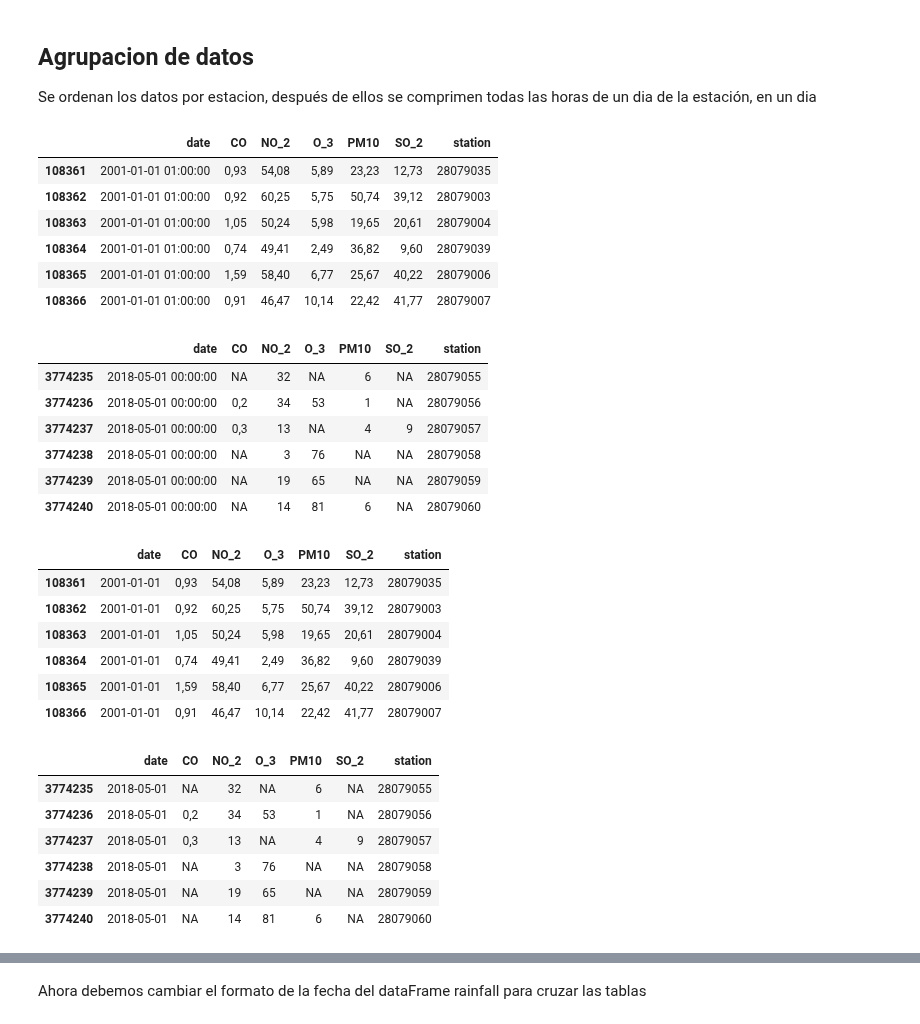
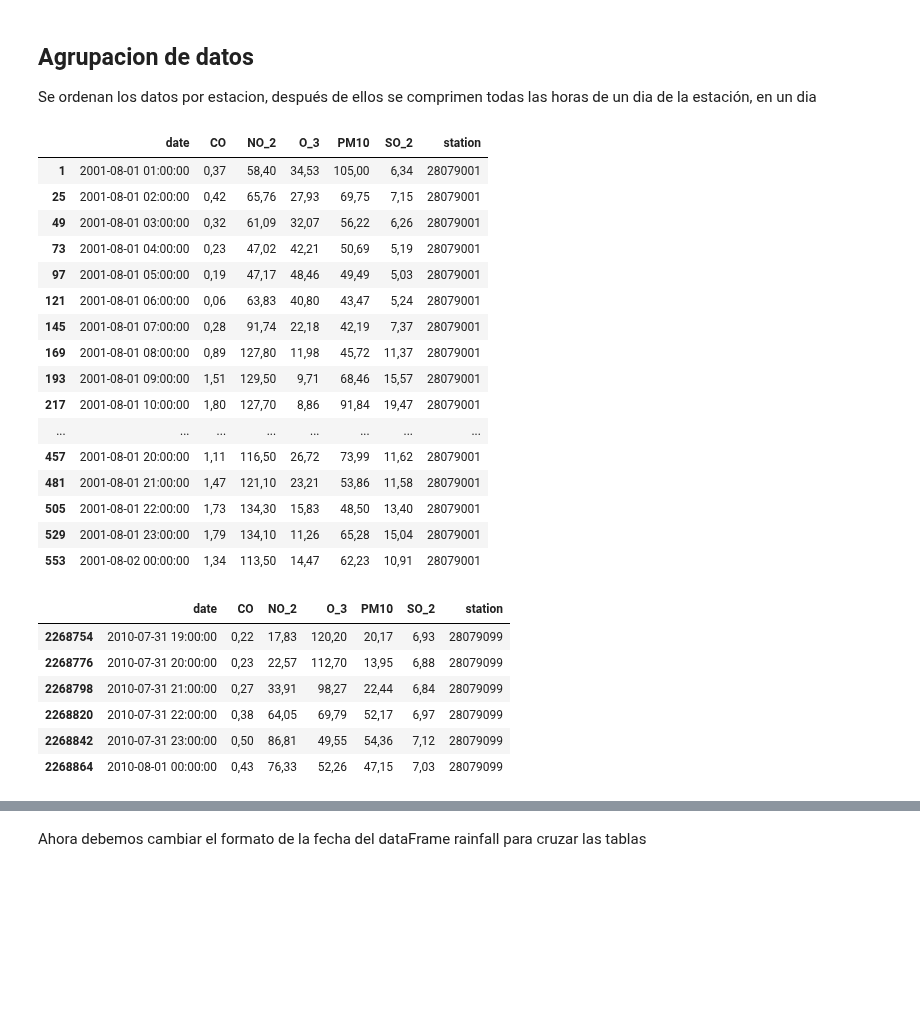
Before and after one commit to manumonforte/DataMining-BigDataParadigm, a Jupyter notebook: Estudio.ipynb, the cells around one changed output, grey strips where cells are left out. Cells and saved outputs as stored; diff of their text form; code cells hidden in the pictures; blank space fills up the shorter version.

Commit message:
removing deprecated station

```diff
--- a/Estudio.ipynb
+++ b/Estudio.ipynb
@@ -156,0 +159,6 @@ rm(data)
+# %%
+is.nan.data.frame <- function(x)
+    do.call(cbind,lapply(x,is.nan))
+datasetMadrid <- as.data.frame(datasetMadrid)
+datasetMadrid[is.nan(datasetMadrid)] <- NA
+tail(datasetMadrid)
@@ -217,41 +233,34 @@ tail(datasetMadrid)
 ## Agrupacion de datos
 Se ordenan los datos por estacion, después de ellos se comprimen todas las horas de un dia de la estación, en un dia
 # %%
-datasetMadrid<- datasetMadrid[order(datasetMadrid$date),]
-head(datasetMadrid)
+datasetMadrid<- datasetMadrid[order(datasetMadrid$station),]
+head(datasetMadrid, n=24)
 tail(datasetMadrid)
 # %% [output]
 |  | date | CO | NO_2 | O_3 | PM10 | SO_2 | station |
-| 108361 | 2001-01-01 01:00:00 | 0,93 | 54,08 | 5,89 | 23,23 | 12,73 | 28079035 |
-| 108362 | 2001-01-01 01:00:00 | 0,92 | 60,25 | 5,75 | 50,74 | 39,12 | 28079003 |
-| 108363 | 2001-01-01 01:00:00 | 1,05 | 50,24 | 5,98 | 19,65 | 20,61 | 28079004 |
-| 108364 | 2001-01-01 01:00:00 | 0,74 | 49,41 | 2,49 | 36,82 | 9,60 | 28079039 |
-| 108365 | 2001-01-01 01:00:00 | 1,59 | 58,40 | 6,77 | 25,67 | 40,22 | 28079006 |
-| 108366 | 2001-01-01 01:00:00 | 0,91 | 46,47 | 10,14 | 22,42 | 41,77 | 28079007 |
+| 1 | 2001-08-01 01:00:00 | 0,37 | 58,40 | 34,53 | 105,00 | 6,34 | 28079001 |
+| 25 | 2001-08-01 02:00:00 | 0,42 | 65,76 | 27,93 | 69,75 | 7,15 | 28079001 |
+| 49 | 2001-08-01 03:00:00 | 0,32 | 61,09 | 32,07 | 56,22 | 6,26 | 28079001 |
+| 73 | 2001-08-01 04:00:00 | 0,23 | 47,02 | 42,21 | 50,69 | 5,19 | 28079001 |
+| 97 | 2001-08-01 05:00:00 | 0,19 | 47,17 | 48,46 | 49,49 | 5,03 | 28079001 |
+| 121 | 2001-08-01 06:00:00 | 0,06 | 63,83 | 40,80 | 43,47 | 5,24 | 28079001 |
+| 145 | 2001-08-01 07:00:00 | 0,28 | 91,74 | 22,18 | 42,19 | 7,37 | 28079001 |
+| 169 | 2001-08-01 08:00:00 | 0,89 | 127,80 | 11,98 | 45,72 | 11,37 | 28079001 |
+| 193 | 2001-08-01 09:00:00 | 1,51 | 129,50 | 9,71 | 68,46 | 15,57 | 28079001 |
+| 217 | 2001-08-01 10:00:00 | 1,80 | 127,70 | 8,86 | 91,84 | 19,47 | 28079001 |
+| ... | ... | ... | ... | ... | ... | ... | ... |
+| 457 | 2001-08-01 20:00:00 | 1,11 | 116,50 | 26,72 | 73,99 | 11,62 | 28079001 |
+| 481 | 2001-08-01 21:00:00 | 1,47 | 121,10 | 23,21 | 53,86 | 11,58 | 28079001 |
+| 505 | 2001-08-01 22:00:00 | 1,73 | 134,30 | 15,83 | 48,50 | 13,40 | 28079001 |
+| 529 | 2001-08-01 23:00:00 | 1,79 | 134,10 | 11,26 | 65,28 | 15,04 | 28079001 |
+| 553 | 2001-08-02 00:00:00 | 1,34 | 113,50 | 14,47 | 62,23 | 10,91 | 28079001 |
 |  | date | CO | NO_2 | O_3 | PM10 | SO_2 | station |
-| 3774235 | 2018-05-01 00:00:00 | NA | 32 | NA | 6 | NA | 28079055 |
-| 3774236 | 2018-05-01 00:00:00 | 0,2 | 34 | 53 | 1 | NA | 28079056 |
-| 3774237 | 2018-05-01 00:00:00 | 0,3 | 13 | NA | 4 | 9 | 28079057 |
-| 3774238 | 2018-05-01 00:00:00 | NA | 3 | 76 | NA | NA | 28079058 |
-| 3774239 | 2018-05-01 00:00:00 | NA | 19 | 65 | NA | NA | 28079059 |
-| 3774240 | 2018-05-01 00:00:00 | NA | 14 | 81 | 6 | NA | 28079060 |
+| 2268754 | 2010-07-31 19:00:00 | 0,22 | 17,83 | 120,20 | 20,17 | 6,93 | 28079099 |
+| 2268776 | 2010-07-31 20:00:00 | 0,23 | 22,57 | 112,70 | 13,95 | 6,88 | 28079099 |
+| 2268798 | 2010-07-31 21:00:00 | 0,27 | 33,91 | 98,27 | 22,44 | 6,84 | 28079099 |
+| 2268820 | 2010-07-31 22:00:00 | 0,38 | 64,05 | 69,79 | 52,17 | 6,97 | 28079099 |
+| 2268842 | 2010-07-31 23:00:00 | 0,50 | 86,81 | 49,55 | 54,36 | 7,12 | 28079099 |
+| 2268864 | 2010-08-01 00:00:00 | 0,43 | 76,33 | 52,26 | 47,15 | 7,03 | 28079099 |
 # %%
 datasetMadrid$date <- as.POSIXct(datasetMadrid$date, format = "%Y-%m-%d %H:%M:%S")
 datasetMadrid$date <- format(datasetMadrid$date, "%Y-%m-%d")
-head(datasetMadrid)
-tail(datasetMadrid)
-# %% [output]
-|  | date | CO | NO_2 | O_3 | PM10 | SO_2 | station |
-| 108361 | 2001-01-01 | 0,93 | 54,08 | 5,89 | 23,23 | 12,73 | 28079035 |
-| 108362 | 2001-01-01 | 0,92 | 60,25 | 5,75 | 50,74 | 39,12 | 28079003 |
-| 108363 | 2001-01-01 | 1,05 | 50,24 | 5,98 | 19,65 | 20,61 | 28079004 |
-| 108364 | 2001-01-01 | 0,74 | 49,41 | 2,49 | 36,82 | 9,60 | 28079039 |
-| 108365 | 2001-01-01 | 1,59 | 58,40 | 6,77 | 25,67 | 40,22 | 28079006 |
-| 108366 | 2001-01-01 | 0,91 | 46,47 | 10,14 | 22,42 | 41,77 | 28079007 |
-|  | date | CO | NO_2 | O_3 | PM10 | SO_2 | station |
-| 3774235 | 2018-05-01 | NA | 32 | NA | 6 | NA | 28079055 |
-| 3774236 | 2018-05-01 | 0,2 | 34 | 53 | 1 | NA | 28079056 |
-| 3774237 | 2018-05-01 | 0,3 | 13 | NA | 4 | 9 | 28079057 |
-| 3774238 | 2018-05-01 | NA | 3 | 76 | NA | NA | 28079058 |
-| 3774239 | 2018-05-01 | NA | 19 | 65 | NA | NA | 28079059 |
-| 3774240 | 2018-05-01 | NA | 14 | 81 | 6 | NA | 28079060 |
```
Also changed, not shown: parts of 9 cells of this notebook.
